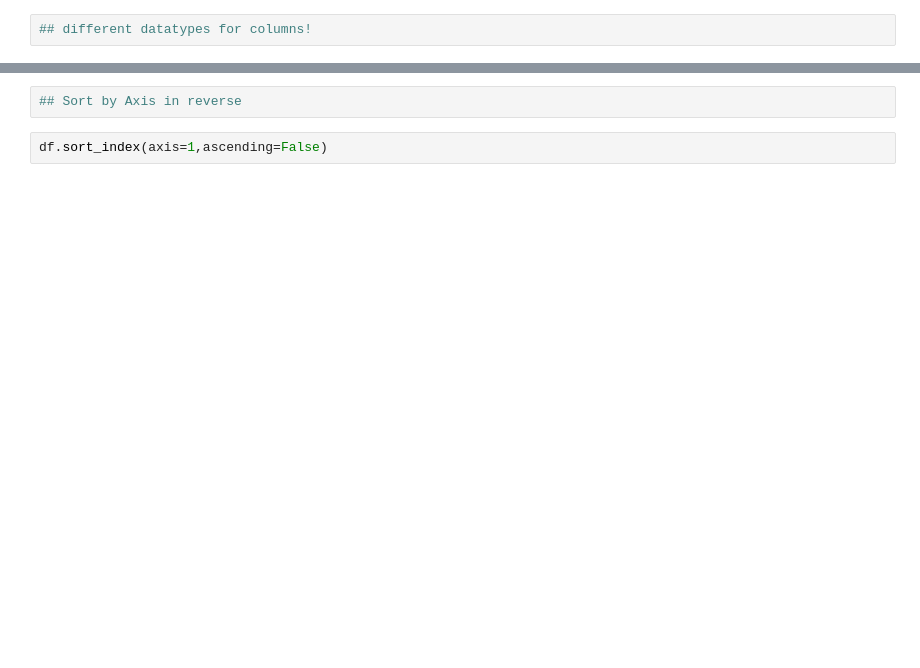
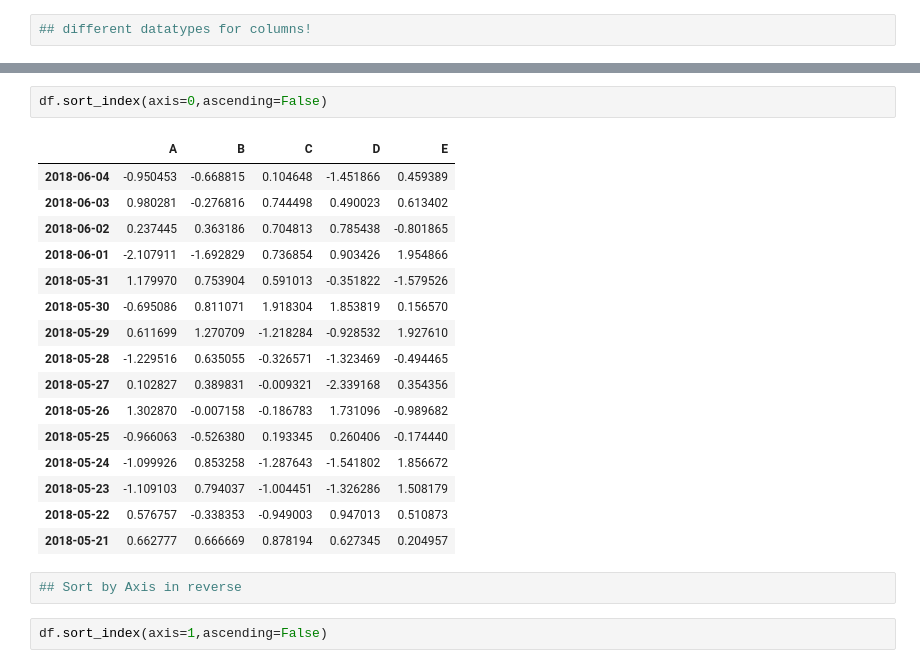
Before and after one commit to CaptSolo/LU_GeoPython, a Jupyter notebook: notebooks/10 - Pandas.ipynb, the cells around one changed output, grey strips where cells are left out. Drawn from its saved outputs; the diff is of its cells as text; blank space fills up the shorter version.

```diff
--- a/notebooks/10 - Pandas.ipynb
+++ b/notebooks/10 - Pandas.ipynb
@@ -386,3 +925,22 @@ df.sort_index(axis=1,ascending=True)
+# %%
+df.sort_index(axis=0,ascending=False)
+# %% [output]
+|  | A | B | C | D | E |
+| 2018-06-04 | -0.950453 | -0.668815 | 0.104648 | -1.451866 | 0.459389 |
+| 2018-06-03 | 0.980281 | -0.276816 | 0.744498 | 0.490023 | 0.613402 |
+| 2018-06-02 | 0.237445 | 0.363186 | 0.704813 | 0.785438 | -0.801865 |
+| 2018-06-01 | -2.107911 | -1.692829 | 0.736854 | 0.903426 | 1.954866 |
+| 2018-05-31 | 1.179970 | 0.753904 | 0.591013 | -0.351822 | -1.579526 |
+| 2018-05-30 | -0.695086 | 0.811071 | 1.918304 | 1.853819 | 0.156570 |
+| 2018-05-29 | 0.611699 | 1.270709 | -1.218284 | -0.928532 | 1.927610 |
+| 2018-05-28 | -1.229516 | 0.635055 | -0.326571 | -1.323469 | -0.494465 |
+| 2018-05-27 | 0.102827 | 0.389831 | -0.009321 | -2.339168 | 0.354356 |
+| 2018-05-26 | 1.302870 | -0.007158 | -0.186783 | 1.731096 | -0.989682 |
+| 2018-05-25 | -0.966063 | -0.526380 | 0.193345 | 0.260406 | -0.174440 |
+| 2018-05-24 | -1.099926 | 0.853258 | -1.287643 | -1.541802 | 1.856672 |
+| 2018-05-23 | -1.109103 | 0.794037 | -1.004451 | -1.326286 | 1.508179 |
+| 2018-05-22 | 0.576757 | -0.338353 | -0.949003 | 0.947013 | 0.510873 |
+| 2018-05-21 | 0.662777 | 0.666669 | 0.878194 | 0.627345 | 0.204957 |
 # %%
 ## Sort by Axis in reverse
 # %%
```
Also changed, not shown: parts of 147 cells of this notebook.
